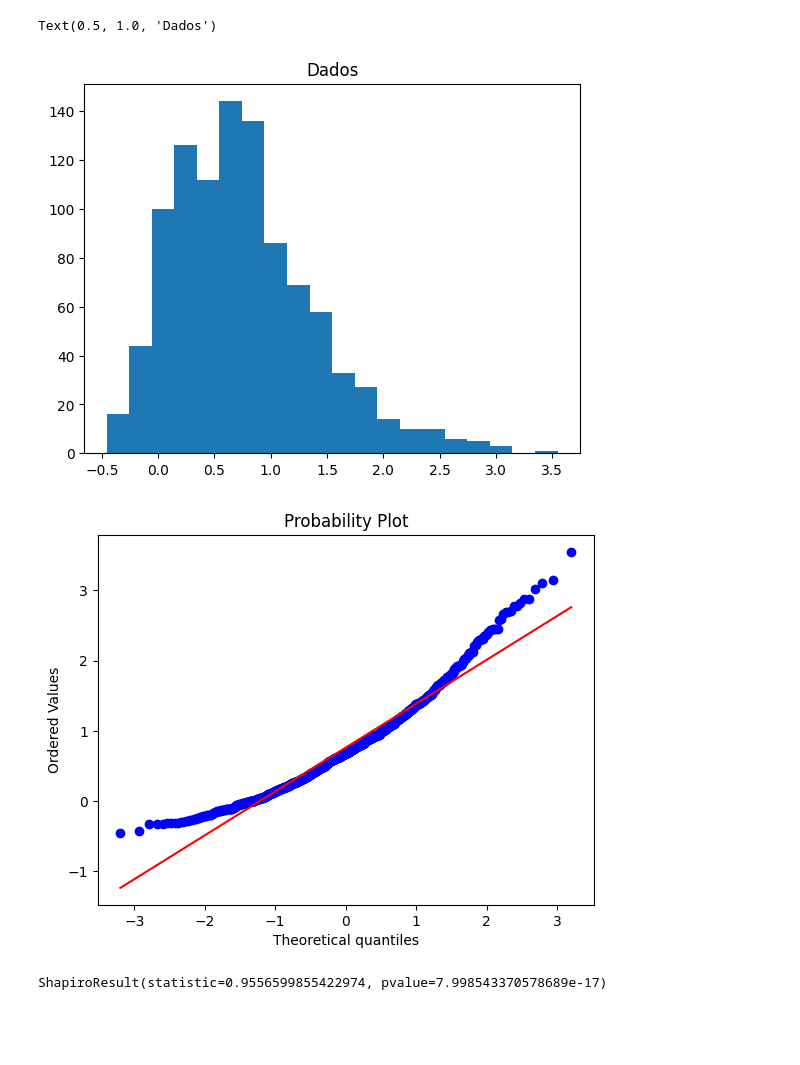
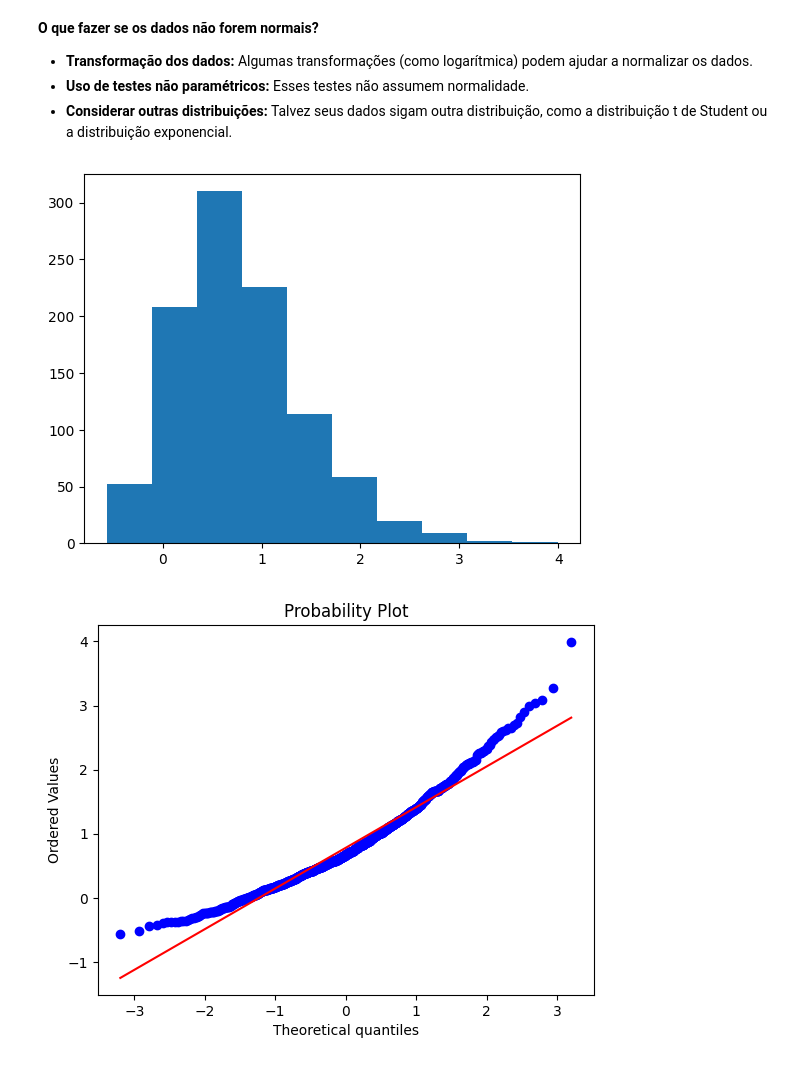
Before and after one commit to guipaleari/udemy_estudo_python, a Jupyter notebook: 04.Estatística 1/27. Testes de Normalidade.ipynb, the cells around one changed output. Drawn from its saved outputs; the diff is of its cells as text; code cells hidden in the pictures; blank space fills up the shorter version.

Commit message:
Normalidade ok

```diff
--- a/04.Estatística 1/27. Testes de Normalidade.ipynb
+++ b/04.Estatística 1/27. Testes de Normalidade.ipynb
@@ -23 +64,7 @@ ShapiroResult(statistic=0.995877742767334, pvalue=0.008987609297037125)
+# %% [markdown]
+**O que fazer se os dados não forem normais?**
+
+* **Transformação dos dados:** Algumas transformações (como logarítmica) podem ajudar a normalizar os dados.
+* **Uso de testes não paramétricos:** Esses testes não assumem normalidade.
+* **Considerar outras distribuições:** Talvez seus dados sigam outra distribuição, como a distribuição t de Student ou a distribuição exponencial.
 # %%
@@ -25,16 +73,10 @@ dados2 = skewnorm.rvs(4, size=1000) #SkewNorm = Dados inviesados sem distribuiç
-# %%
-plt.hist(dados2, bins=20)
-plt.title('Dados')
-# %% [output]
-Text(0.5, 1.0, 'Dados')
-[figure, removed]
 # %%
-fig, ax = plt.subplots()
-stats.probplot(dados2, fit=True, plot=ax)
+# Histograma
+plt.hist(dados2)
 plt.show()
+
+stats.probplot(dados2, plot=plt)
+plt.show()
 # %% [output]
-[figure, old version]
+[figure, new version]
+[figure, added]
-# %%
-stats.shapiro(dados2)
-# %% [output]
-ShapiroResult(statistic=0.9556599855422974, pvalue=7.998543370578689e-17)
```
Also changed, not shown: parts of 14 cells of this notebook, 1 other file.
